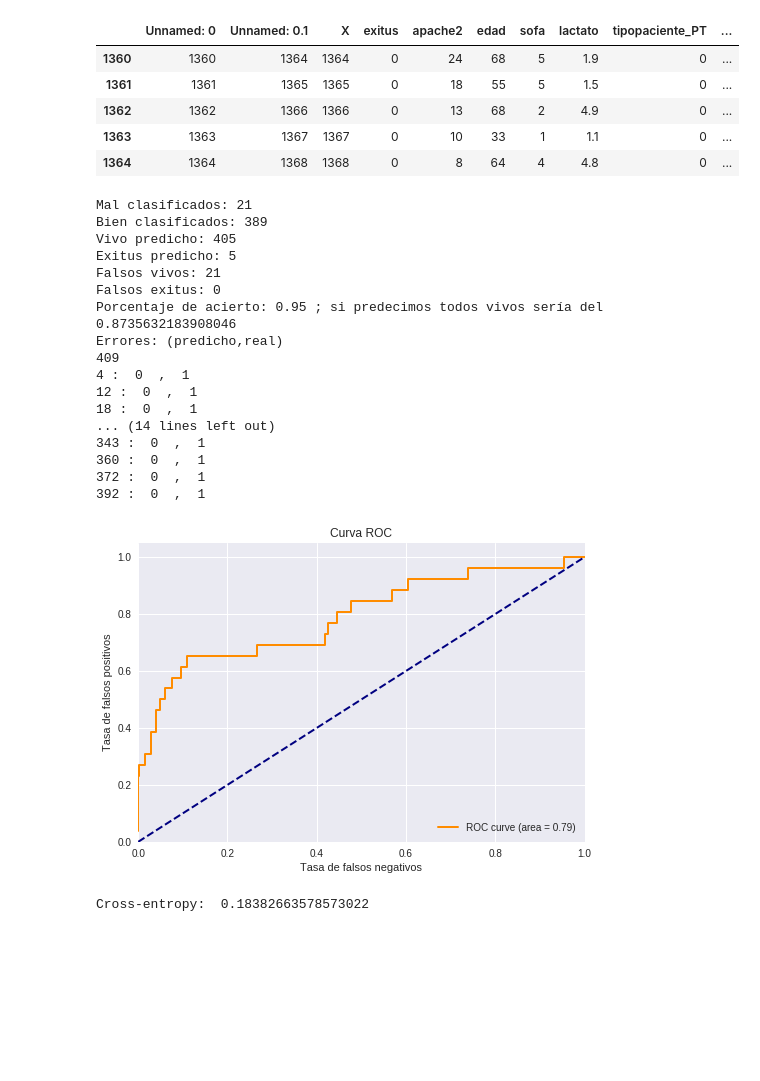
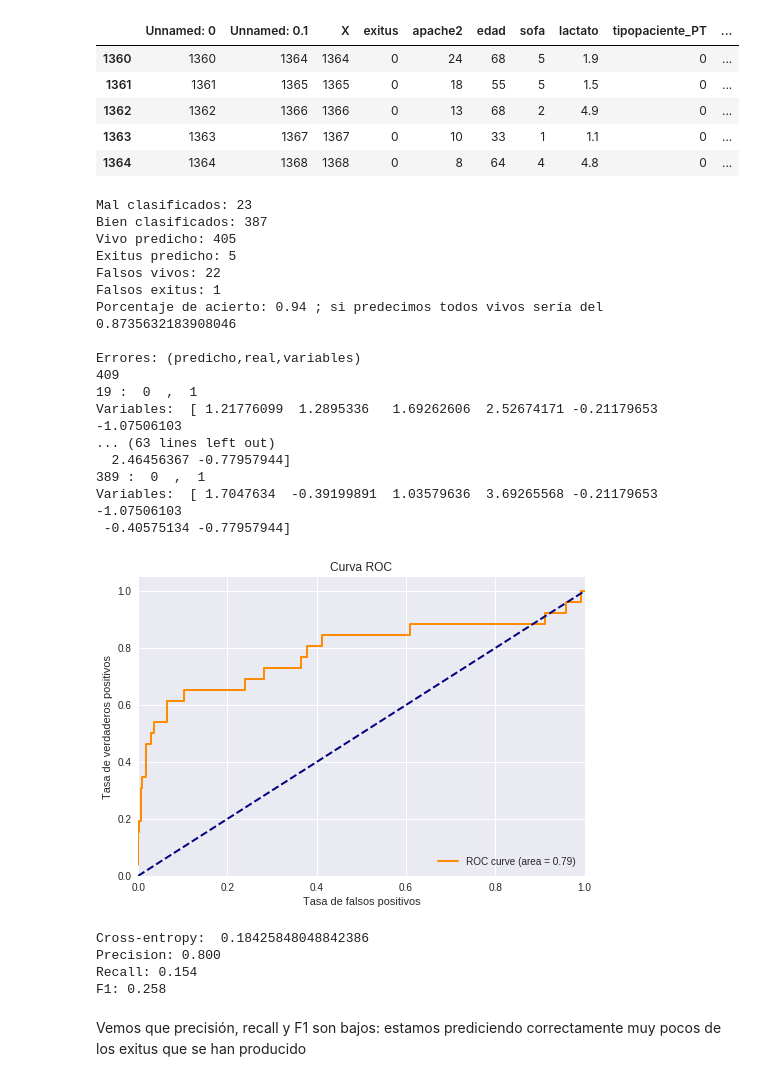
Before and after one commit to anunezr/revision_medicina_intensiva, a Jupyter notebook: Clasificacion_por_SVM_y_AUROC.ipynb, the cells around one changed output. Drawn from its saved outputs; the diff is of its cells as text; code cells hidden in the pictures; blank space fills up the shorter version.

Commit message:
Add files via upload
Corregido error en los labels de la curva ROC y añadidas algunas metricas

```diff
--- a/Clasificacion_por_SVM_y_AUROC.ipynb
+++ b/Clasificacion_por_SVM_y_AUROC.ipynb
@@ -283,7 +283,7 @@ lasX3_train_std=sc.transform(lasX3_train)
 lasX3_test_std=sc.transform(lasX3_test)
 
 
-svm3 = SVC(kernel='rbf',C=1.0,random_state=None,gamma=0.4,probability=True)
+svm3 = SVC(kernel='rbf',C=1.0,random_state=None,gamma=0.1,probability=True)
 svm3.fit(lasX3_train_std,laY3_train)
 
 
@@ -300,68 +300,84 @@ print('Falsos exitus: %d' % ((laY3_test==0)&(laY3_pred==1)).sum())
 print('Porcentaje de acierto: %.2f' % accuracy_score(laY3_test,laY3_pred), "; si predecimos todos vivos sería del ",1-laY_test.mean())
 
 numM = laY3_test.shape[0]-1
-print("Errores: (predicho,real)")
+
+print('')
+print("Errores: (predicho,real,variables)")
 print(numM)
 for i in range(0,numM):
     #print("Iteracion: " ,i)
     predicho = laY3_pred[i]
     #print("Predicho:",predicho)
     elreal = laY3_test.values.reshape(-1)[i]
+    variables = lasX3_test_std[i]
     #print("Test:",elreal)
     if(predicho!=elreal):
           print(i,": ",predicho," , " ,elreal)
+          print("Variables: ",variables)
 # %% [output]
-Mal clasificados: 21
-Bien clasificados: 389
+Mal clasificados: 23
+Bien clasificados: 387
 Vivo predicho: 405
 Exitus predicho: 5
-Falsos vivos: 21
-Falsos exitus: 0
-Porcentaje de acierto: 0.95 ; si predecimos todos vivos sería del  0.8735632183908046
-Errores: (predicho,real)
+Falsos vivos: 22
+Falsos exitus: 1
+Porcentaje de acierto: 0.94 ; si predecimos todos vivos sería del  0.8735632183908046
+
+Errores: (predicho,real,variables)
 409
-4 :  0  ,  1
-12 :  0  ,  1
-18 :  0  ,  1
-... (14 lines left out)
-343 :  0  ,  1
-360 :  0  ,  1
-372 :  0  ,  1
-392 :  0  ,  1
+19 :  0  ,  1
+Variables:  [ 1.21776099  1.2895336   1.69262606  2.52674171 -0.21179653 -1.07506103
+... (63 lines left out)
+  2.46456367 -0.77957944]
+389 :  0  ,  1
+Variables:  [ 1.7047634  -0.39199891  1.03579636  3.69265568 -0.21179653 -1.07506103
+ -0.40575134 -0.77957944]
 # %%
 #Ahora evaluamos mediante AUROC
 
 y_score3 = svm3.decision_function(lasX3_test_std)
 
 # Compute ROC curve and ROC area for each class
 fpr3 = dict()
 tpr3 = dict()
 roc_auc3 = dict()
 fpr3[0], tpr3[0], _ = roc_curve(laY3_test, y_score3)
 roc_auc3[0] = auc(fpr3[0], tpr3[0])
 
 # Compute micro-average ROC curve and ROC area
 fpr3["micro"], tpr3["micro"], _ = roc_curve(laY3_test.ravel(), y_score3.ravel())
 roc_auc3["micro"] = auc(fpr3["micro"], tpr3["micro"])
 
 
 #Plot of a ROC curve for a specific class
 
 plt.figure()
 lw = 2
 plt.plot(fpr3[0], tpr3[0], color='darkorange',lw=lw, label='ROC curve (area = %0.2f)' % roc_auc3[0])
 plt.plot([0, 1], [0, 1], color='navy', lw=lw, linestyle='--')
 plt.xlim([0.0, 1.0])
 plt.ylim([0.0, 1.05])
-plt.xlabel('Tasa de falsos negativos')
-plt.ylabel('Tasa de falsos positivos')
+plt.xlabel('Tasa de falsos positivos')
+plt.ylabel('Tasa de verdaderos positivos')
 plt.title('Curva ROC')
 plt.legend(loc="lower right")
 plt.show()
 
 from sklearn.metrics import log_loss
 svm3.probability=True
 print('Cross-entropy: ',log_loss(laY3_test,svm3.predict_proba(lasX3_test_std)))
+
+#Otras metricas interesantes son la precision, recall y F1 score
+from sklearn.metrics import precision_score, recall_score, f1_score
+
+print('Precision: %.3f' % precision_score(y_true=laY3_test, y_pred=laY3_pred))
+print('Recall: %.3f' % recall_score(y_true=laY3_test, y_pred=laY3_pred))
+print('F1: %.3f' % f1_score(y_true=laY3_test, y_pred=laY3_pred))
 # %% [output]
-[figure, old version]
+[figure, new version]
-Cross-entropy:  0.18382663578573022
+Cross-entropy:  0.18425848048842386
+Precision: 0.800
+Recall: 0.154
+F1: 0.258
+# %% [markdown]
+Vemos que precisión, recall y F1 son bajos: estamos prediciendo correctamente muy pocos de los exitus que se han producido
```
Also changed, not shown: parts of 9 cells of this notebook.
